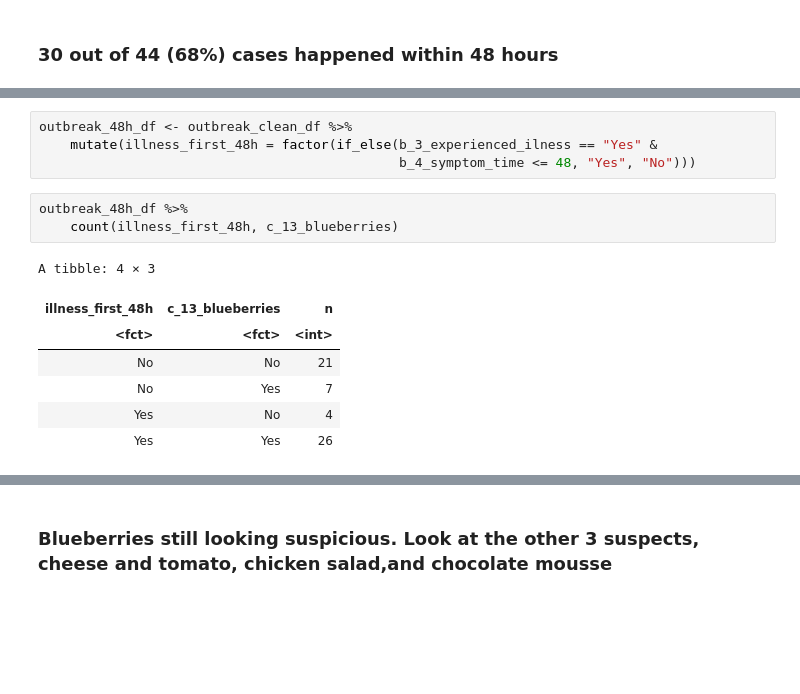
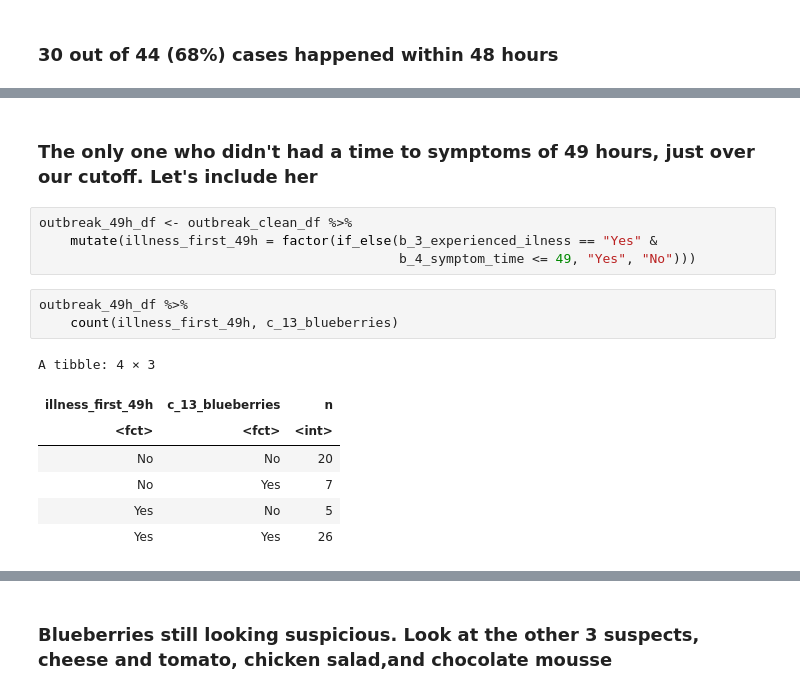
Before and after one commit to pgcudahy/epm_301_aa, a Jupyter notebook: notebooks/Outbreak_analysis.ipynb, the cells around one changed output, grey strips where cells are left out. Saved outputs shown, nothing was run; the diff lists cells and outputs as text; blank space fills up the shorter version.

Commit message:
further looking into blueberries

```diff
--- a/notebooks/Outbreak_analysis.ipynb
+++ b/notebooks/Outbreak_analysis.ipynb
@@ -327,15 +388,17 @@ outbreak_clean_df %>%
+# %% [markdown]
+### The only one who didn't had a time to symptoms of 49 hours, just over our cutoff. Let's include her
 # %%
-outbreak_48h_df <- outbreak_clean_df %>%
-    mutate(illness_first_48h = factor(if_else(b_3_experienced_ilness == "Yes" &
-                                              b_4_symptom_time <= 48, "Yes", "No")))
+outbreak_49h_df <- outbreak_clean_df %>%
+    mutate(illness_first_49h = factor(if_else(b_3_experienced_ilness == "Yes" &
+                                              b_4_symptom_time <= 49, "Yes", "No")))
 # %%
-outbreak_48h_df %>%
-    count(illness_first_48h, c_13_blueberries)
+outbreak_49h_df %>%
+    count(illness_first_49h, c_13_blueberries)
 # %% [output]
 A tibble: 4 × 3
-| illness_first_48h | c_13_blueberries | n |
+| illness_first_49h | c_13_blueberries | n |
 | <fct> | <fct> | <int> |
-| No | No | 21 |
+| No | No | 20 |
 | No | Yes | 7 |
-| Yes | No | 4 |
+| Yes | No | 5 |
 | Yes | Yes | 26 |
```
Also changed, not shown: parts of 18 cells of this notebook.
